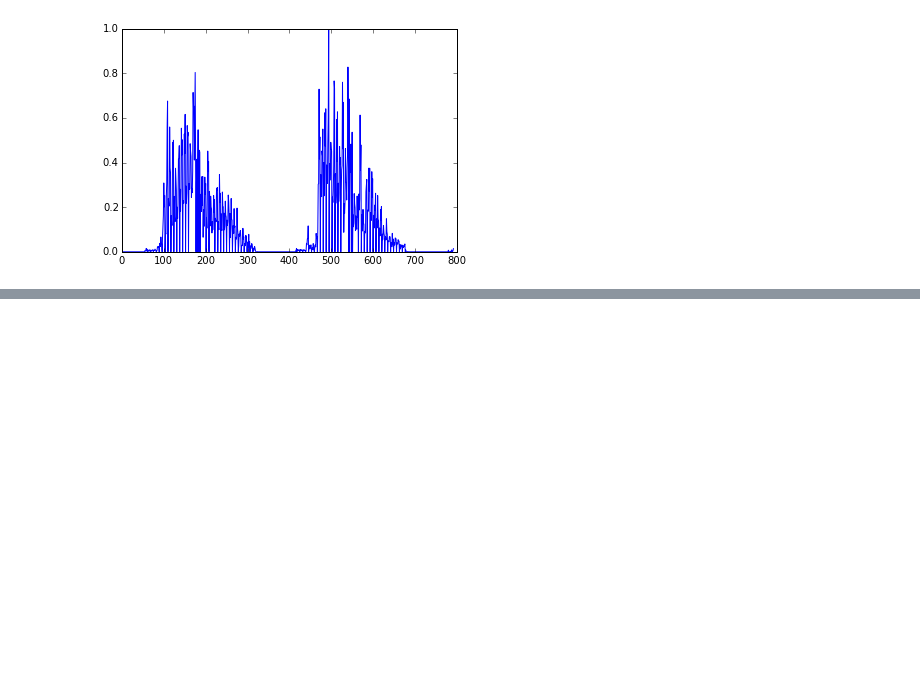
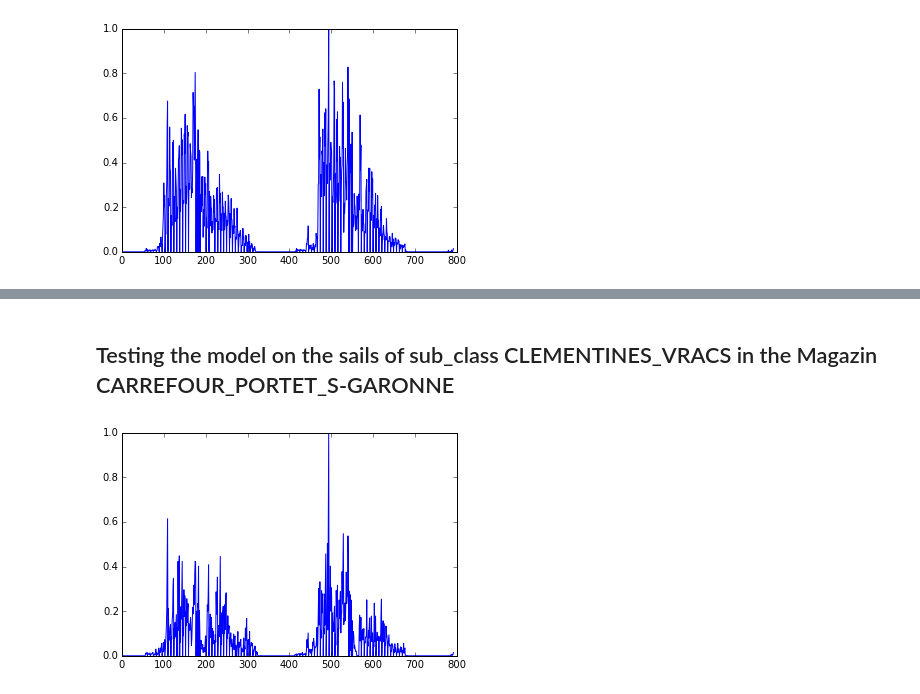
Before and after one commit to eljeilany/SP-public, a Jupyter notebook: predictions day by day.ipynb, the cells around one changed output, grey strips where cells are left out. Drawn from its saved outputs; the diff is of its cells as text; code cells hidden in the pictures; blank space fills up the shorter version.

Commit message:
testing on cfr PORTET_S-GARONNE

```diff
--- a/predictions day by day.ipynb
+++ b/predictions day by day.ipynb
@@ -219,0 +243,13 @@ testScore
+# %% [markdown]
+## Testing the model on the sails of sub_class CLEMENTINES_VRACS in the Magazin CARREFOUR_PORTET_S-GARONNE
+# %%
+reader=csv.reader(open("CARREFOUR_PORTET_S-GARONNE_CLEMENTINES_VRACS.csv","rb"),delimiter=',',quoting=csv.QUOTE_MINIMAL )
+t_dataset=list(reader)
+t_dataset =np.array(t_dataset)
+t_dataset[:,1].astype('float32')
+scaler_t = MinMaxScaler(feature_range=(0, 1))
+d_t = scaler_t.fit_transform(t_dataset[:,1])
+plt.plot(d_t)
+plt.show()
+# %% [output]
+[figure, added]
```
Also changed, not shown: parts of 8 cells of this notebook.
